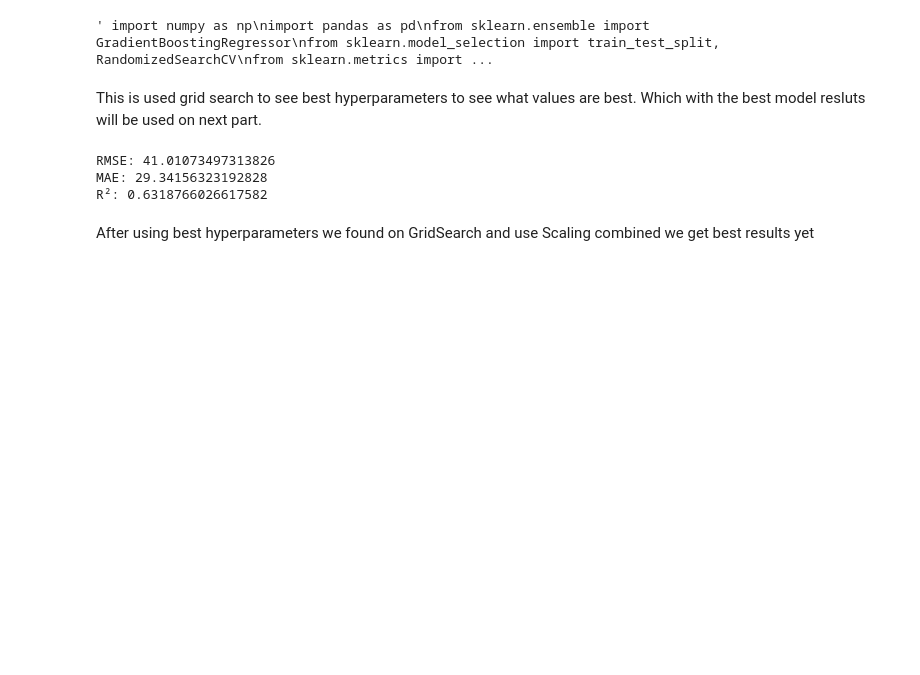
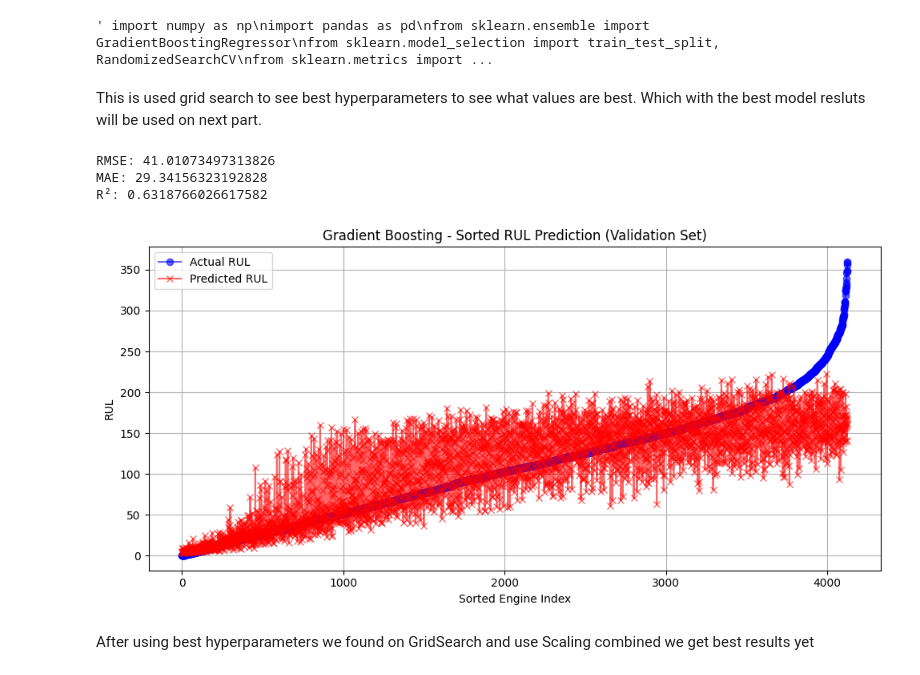
Before and after one commit to Serendipity-PdM/analysis, a Jupyter notebook: nasa._gradientboost.ipynb, the cells around one changed output. Drawn from its saved outputs; the diff is of its cells as text; code cells hidden in the pictures; blank space fills up the shorter version.

Commit message:
only final cycle predict tried

```diff
--- a/nasa._gradientboost.ipynb
+++ b/nasa._gradientboost.ipynb
@@ -299,7 +299,7 @@ print("R²:", r2)
 # %% [markdown]
 This is used grid search to see best hyperparameters to see what values are best. Which with the best model resluts will be used on next part.
 # %%
-import numpy as np
+""" import numpy as np
 import pandas as pd
 from sklearn.preprocessing import StandardScaler
 from sklearn.model_selection import train_test_split
@@ -322,33 +322,100 @@ X_train, X_val, y_train, y_val = train_test_split(X_scaled, y, test_size=0.2, ra
 
 # Initialize model with best found hyperparameters
 gbr = GradientBoostingRegressor(
     learning_rate=0.010155753168202867,
     max_depth=6,
     min_samples_leaf=5,
     min_samples_split=2,
     n_estimators=559,
     subsample=0.8058265802441404,
     random_state=42
 )
 
 # Train model
 gbr.fit(X_train, y_train)
 
 # Predict
 y_pred = gbr.predict(X_val)
 
 # Evaluate
 rmse = np.sqrt(mean_squared_error(y_val, y_pred))
 mae = mean_absolute_error(y_val, y_pred)
 r2 = r2_score(y_val, y_pred)
 
 print("RMSE:", rmse)
 print("MAE:", mae)
 print("R²:", r2)
+ """
+
+import numpy as np
+import pandas as pd
+import matplotlib.pyplot as plt
+from sklearn.preprocessing import StandardScaler
+from sklearn.model_selection import train_test_split
+from sklearn.metrics import mean_squared_error, mean_absolute_error, r2_score
+from sklearn.ensemble import GradientBoostingRegressor
+
+# Load dataset (assuming it's already loaded, as per the previous code)
+df_fd001 = datasets["FD001"]["train"]  # Uncomment if not already loaded
+
+# Features and target
+X = df_fd001.drop(columns=["unit_number", "time_cycles", "RUL"])
+y = df_fd001["RUL"]
+
+# Feature scaling
+scaler = StandardScaler()
+X_scaled = scaler.fit_transform(X)
+
+# Split data without stratifying
+X_train, X_val, y_train, y_val = train_test_split(X_scaled, y, test_size=0.2, random_state=42)
+
+# Initialize model with best found hyperparameters
+gbr = GradientBoostingRegressor(
+    learning_rate=0.010155753168202867,
+    max_depth=6,
+    min_samples_leaf=5,
+    min_samples_split=2,
+    n_estimators=559,
+    subsample=0.8058265802441404,
+    random_state=42
+)
+
+# Train model
+gbr.fit(X_train, y_train)
+
+# Predict
+y_pred = gbr.predict(X_val)
+
+# Evaluate
+rmse = np.sqrt(mean_squared_error(y_val, y_pred))
+mae = mean_absolute_error(y_val, y_pred)
+r2 = r2_score(y_val, y_pred)
+
+print("RMSE:", rmse)
+print("MAE:", mae)
+print("R²:", r2)
+
+# Sort by true RUL
+sorted_indices = np.argsort(y_val)  # Get the sorted indices of true RUL
+y_true_sorted = y_val.iloc[sorted_indices]  # Sort actual RUL
+y_pred_sorted = y_pred[sorted_indices]  # Sort predicted RUL based on true RUL
+
+# Plot
+plt.figure(figsize=(10, 5))
+plt.plot(y_true_sorted.values, label='Actual RUL', marker='o', color='blue', alpha=0.6)
+plt.plot(y_pred_sorted, label='Predicted RUL', marker='x', color='red', alpha=0.6)
+plt.title("Gradient Boosting - Sorted RUL Prediction (Validation Set)")
+plt.xlabel("Sorted Engine Index")
+plt.ylabel("RUL")
+plt.legend()
+plt.grid(True)
+plt.tight_layout()
+plt.show()
 # %% [output]
 RMSE: 41.01073497313826
 MAE: 29.34156323192828
 R²: 0.6318766026617582
+[figure, added]
 # %% [markdown]
 After using best hyperparameters we found on GridSearch and use Scaling combined we get best results yet
 # %%
```
Also changed, not shown: parts of 2 cells of this notebook.
